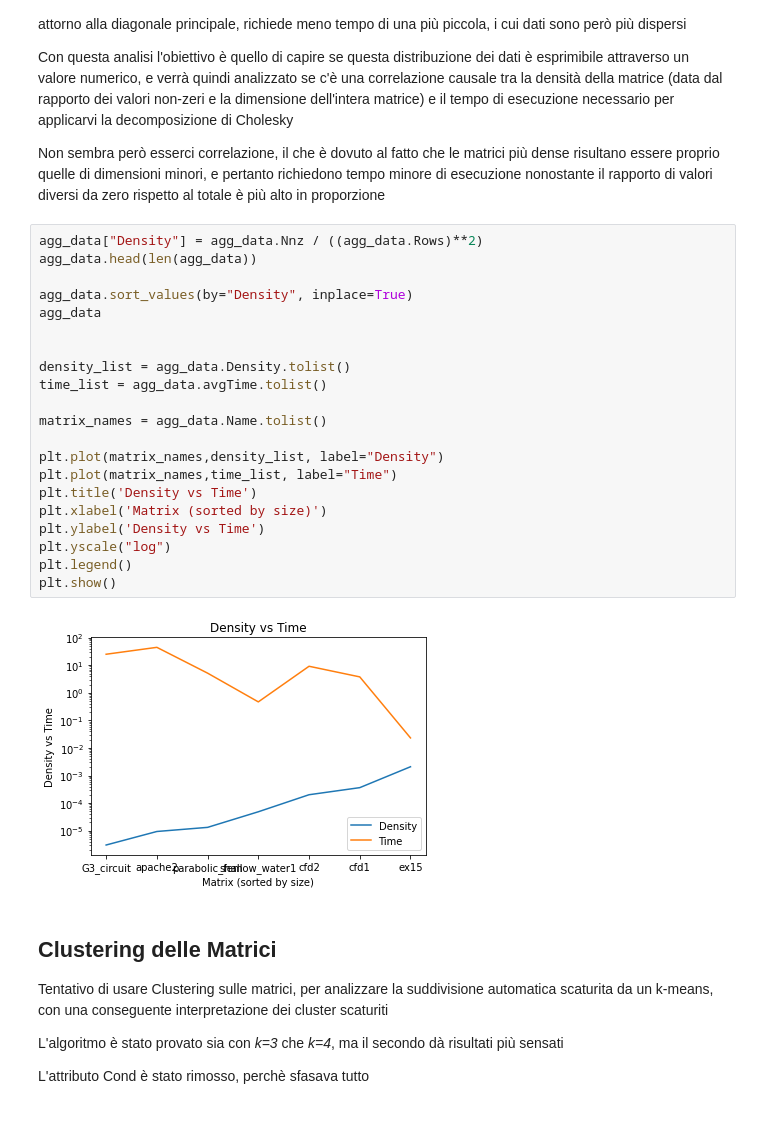
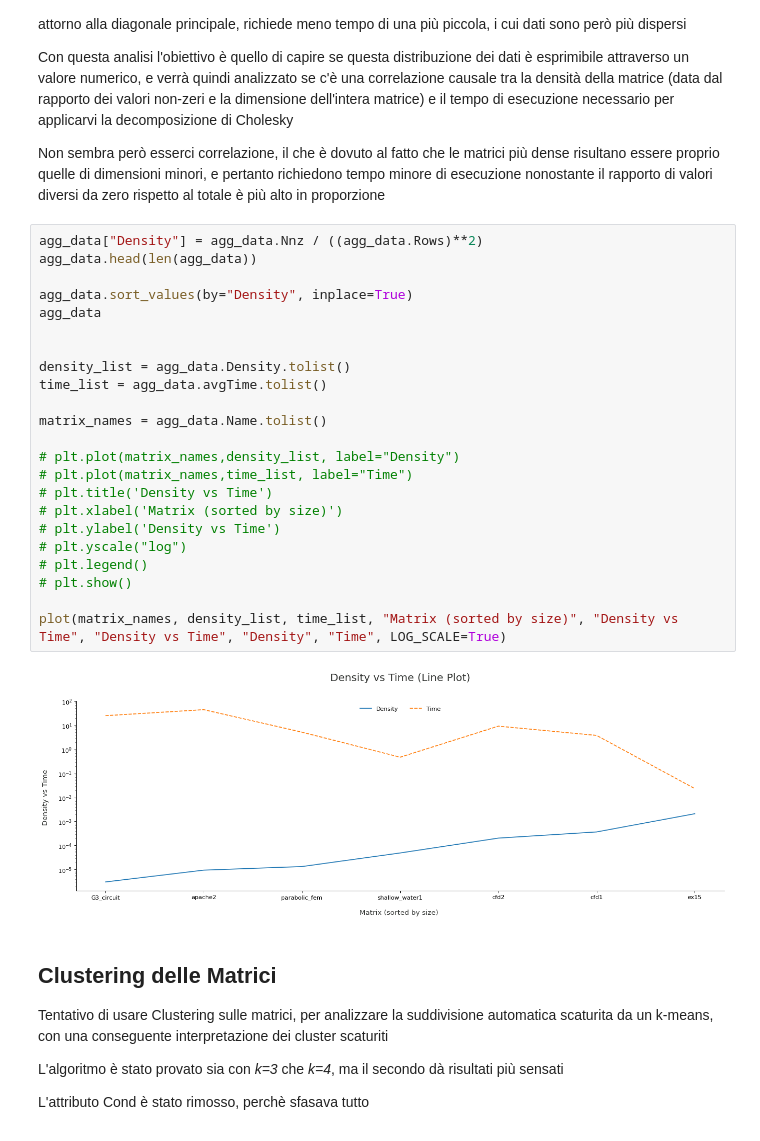
Before and after one commit to simonebenitozzi/cholesky-analysis, a Jupyter notebook: Analysis/resources/additional_analysis.ipynb, the cells around one changed output. Drawn from its saved outputs; the diff is of its cells as text.

```diff
--- a/Analysis/resources/additional_analysis.ipynb
+++ b/Analysis/resources/additional_analysis.ipynb
@@ -96,26 +182,28 @@ Non sembra però esserci correlazione, il che è dovuto al fatto che le matrici
 # %%
 agg_data["Density"] = agg_data.Nnz / ((agg_data.Rows)**2)
 agg_data.head(len(agg_data))
 
 agg_data.sort_values(by="Density", inplace=True)
 agg_data
 
 
 density_list = agg_data.Density.tolist()
 time_list = agg_data.avgTime.tolist()
 
 matrix_names = agg_data.Name.tolist()
 
-plt.plot(matrix_names,density_list, label="Density")
-plt.plot(matrix_names,time_list, label="Time")
-plt.title('Density vs Time')
-plt.xlabel('Matrix (sorted by size)')
-plt.ylabel('Density vs Time')
-plt.yscale("log")
-plt.legend()
-plt.show()
+# plt.plot(matrix_names,density_list, label="Density")
+# plt.plot(matrix_names,time_list, label="Time")
+# plt.title('Density vs Time')
+# plt.xlabel('Matrix (sorted by size)')
+# plt.ylabel('Density vs Time')
+# plt.yscale("log")
+# plt.legend()
+# plt.show()
+
+plot(matrix_names, density_list, time_list, "Matrix (sorted by size)", "Density vs Time", "Density vs Time", "Density", "Time", LOG_SCALE=True)
 # %% [output]
-[figure, old version]
+[figure, new version]
 # %% [markdown]
 ## Clustering delle Matrici
 
```
Also changed, not shown: parts of 5 cells of this notebook, 5 other files.
